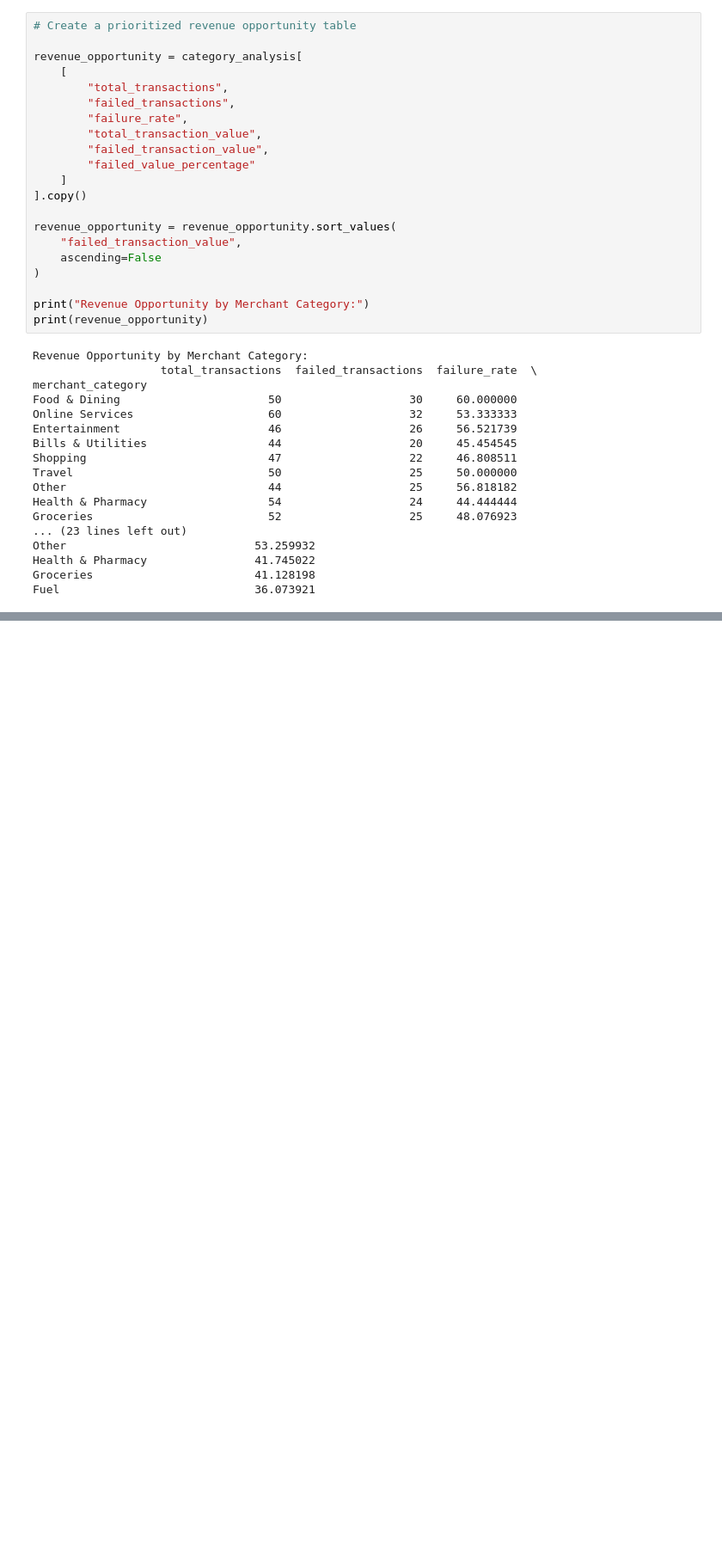
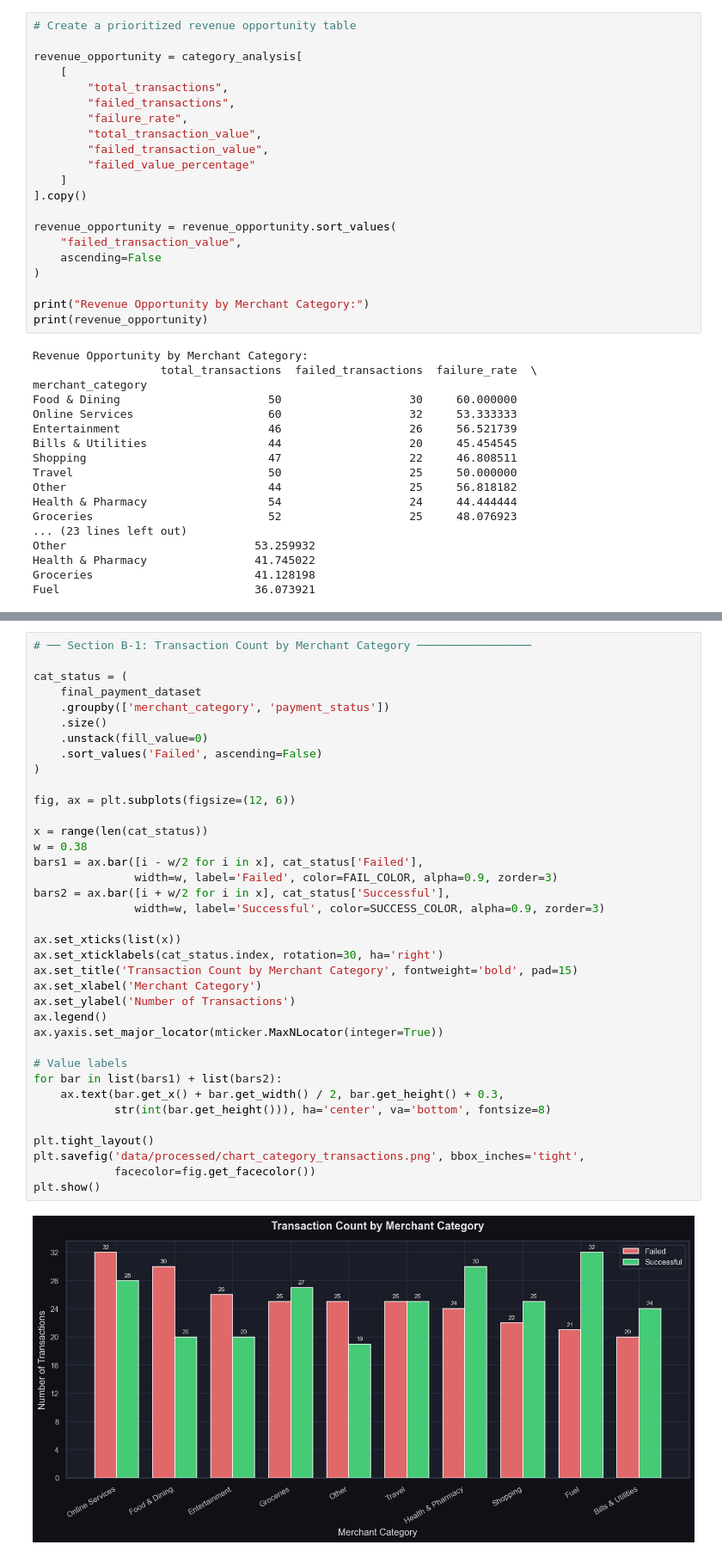
Before and after one commit to kalviumcommunity/SW70-Data-Product-Development-Fintech-Payment-Insights, a Jupyter notebook: notebook/01_upi_data_exploration.ipynb, the cells around one changed output, grey strips where cells are left out. Shown at 86% size. Cells and saved outputs as stored; diff of their text form; blank space fills up the shorter version.

```diff
--- a/notebook/01_upi_data_exploration.ipynb
+++ b/notebook/01_upi_data_exploration.ipynb
@@ -1278,0 +1320,39 @@ Fuel                             36.073921
+# %%
+# ── Section B-1: Transaction Count by Merchant Category ─────────────────
+
+cat_status = (
+    final_payment_dataset
+    .groupby(['merchant_category', 'payment_status'])
+    .size()
+    .unstack(fill_value=0)
+    .sort_values('Failed', ascending=False)
+)
+
+fig, ax = plt.subplots(figsize=(12, 6))
+
+x = range(len(cat_status))
+w = 0.38
+bars1 = ax.bar([i - w/2 for i in x], cat_status['Failed'],
+               width=w, label='Failed', color=FAIL_COLOR, alpha=0.9, zorder=3)
+bars2 = ax.bar([i + w/2 for i in x], cat_status['Successful'],
+               width=w, label='Successful', color=SUCCESS_COLOR, alpha=0.9, zorder=3)
+
+ax.set_xticks(list(x))
+ax.set_xticklabels(cat_status.index, rotation=30, ha='right')
+ax.set_title('Transaction Count by Merchant Category', fontweight='bold', pad=15)
+ax.set_xlabel('Merchant Category')
+ax.set_ylabel('Number of Transactions')
+ax.legend()
+ax.yaxis.set_major_locator(mticker.MaxNLocator(integer=True))
+
+# Value labels
+for bar in list(bars1) + list(bars2):
+    ax.text(bar.get_x() + bar.get_width() / 2, bar.get_height() + 0.3,
+            str(int(bar.get_height())), ha='center', va='bottom', fontsize=8)
+
+plt.tight_layout()
+plt.savefig('data/processed/chart_category_transactions.png', bbox_inches='tight',
+            facecolor=fig.get_facecolor())
+plt.show()
+# %% [output]
+[figure, added]
```
Also changed, not shown: parts of 13 cells of this notebook, 11 other files.
